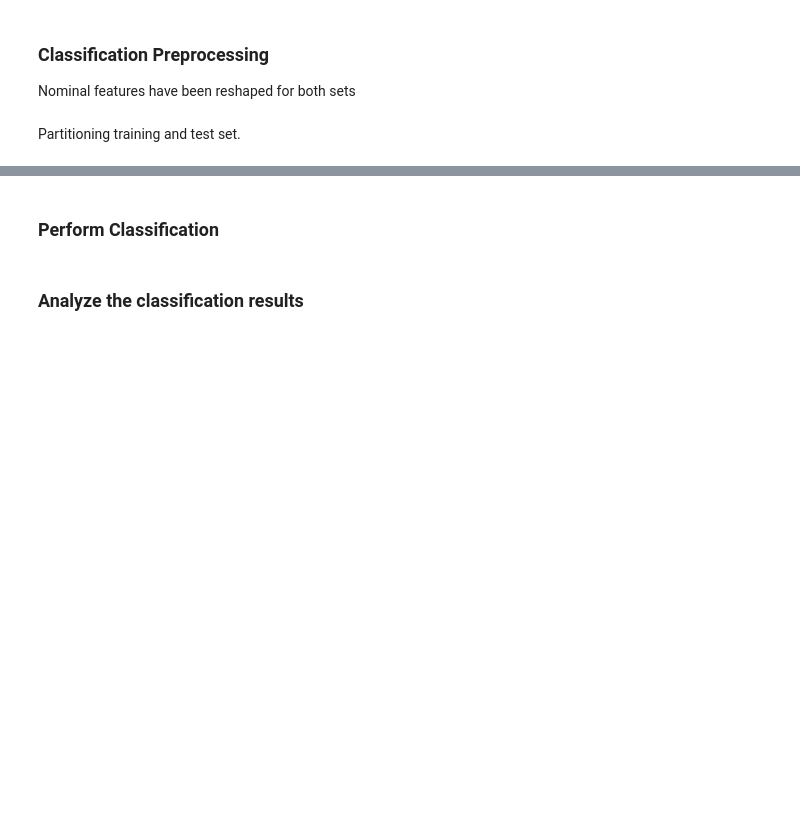
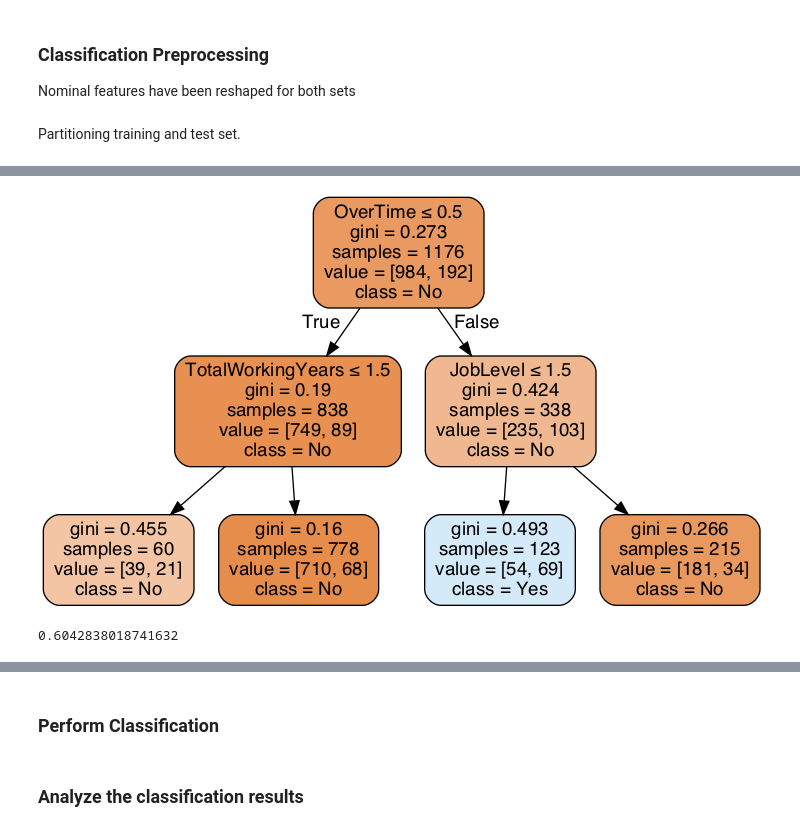
Before and after one commit to samucucchi/DataMining-1, a Jupyter notebook: DataClassification-attrition.ipynb, the cells around one changed output, grey strips where cells are left out. Drawn from its saved outputs; the diff is of its cells as text; code cells hidden in the pictures; blank space fills up the shorter version.

```diff
--- a/DataClassification-attrition.ipynb
+++ b/DataClassification-attrition.ipynb
@@ -145,0 +229,23 @@ X_train.shape, X_test.shape, y_train.shape, y_test.shape
+# %%
+import pydotplus
+from sklearn import tree
+from IPython.display import Image
+
+dot_data = tree.export_graphviz(clf, out_file=None,
+                                feature_names=attributes,
+                                class_names=['Yes' if x == 1 else 'No' for x in clf.classes_],
+                                filled=True, rounded=True,
+                                special_characters=True,
+                                max_depth=6)
+graph = pydotplus.graph_from_dot_data(dot_data)
+Image(graph.create_png())
+# %% [output]
+[figure, added]
+# %%
+fpr, tpr, _ = roc_curve(y_test, y_pred)
+roc_auc = auc(fpr, tpr)
+print(roc_auc)
+
+roc_auc_sdt = roc_auc_score(y_test, y_pred)
+# %% [output]
+0.6042838018741632
```
Also changed, not shown: parts of 43 cells of this notebook, 18 other files.
